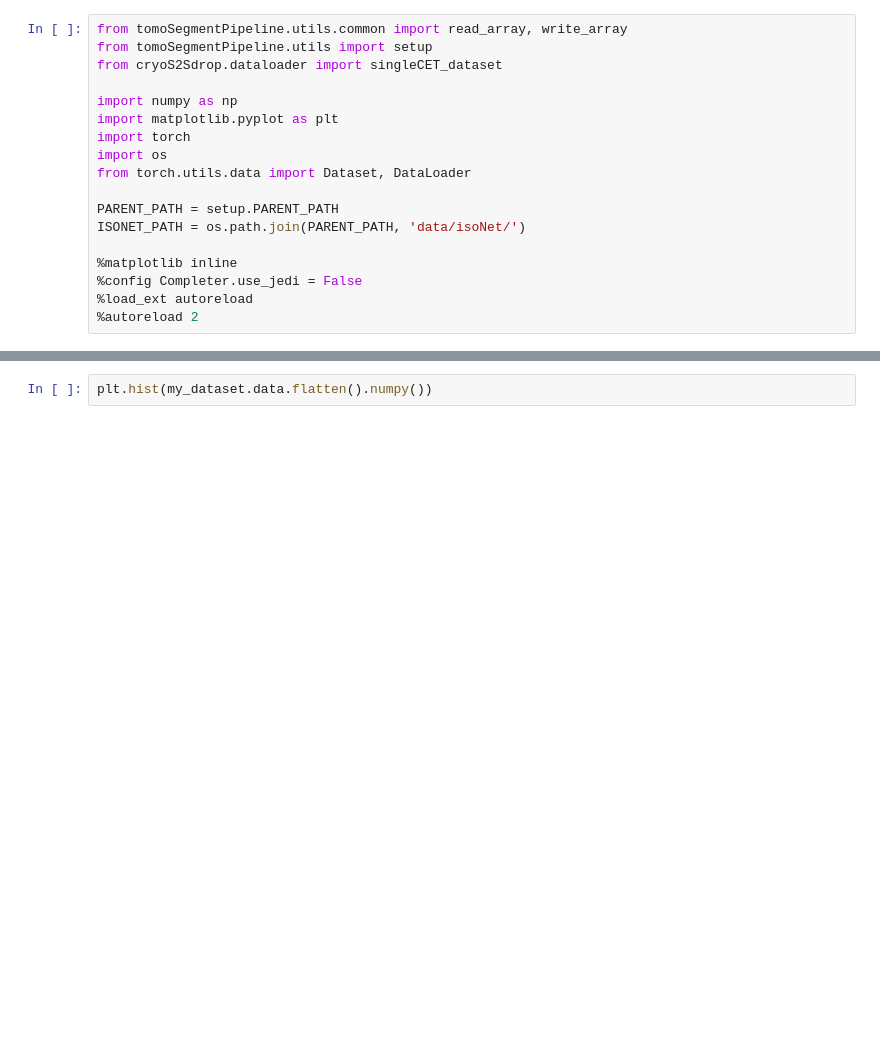
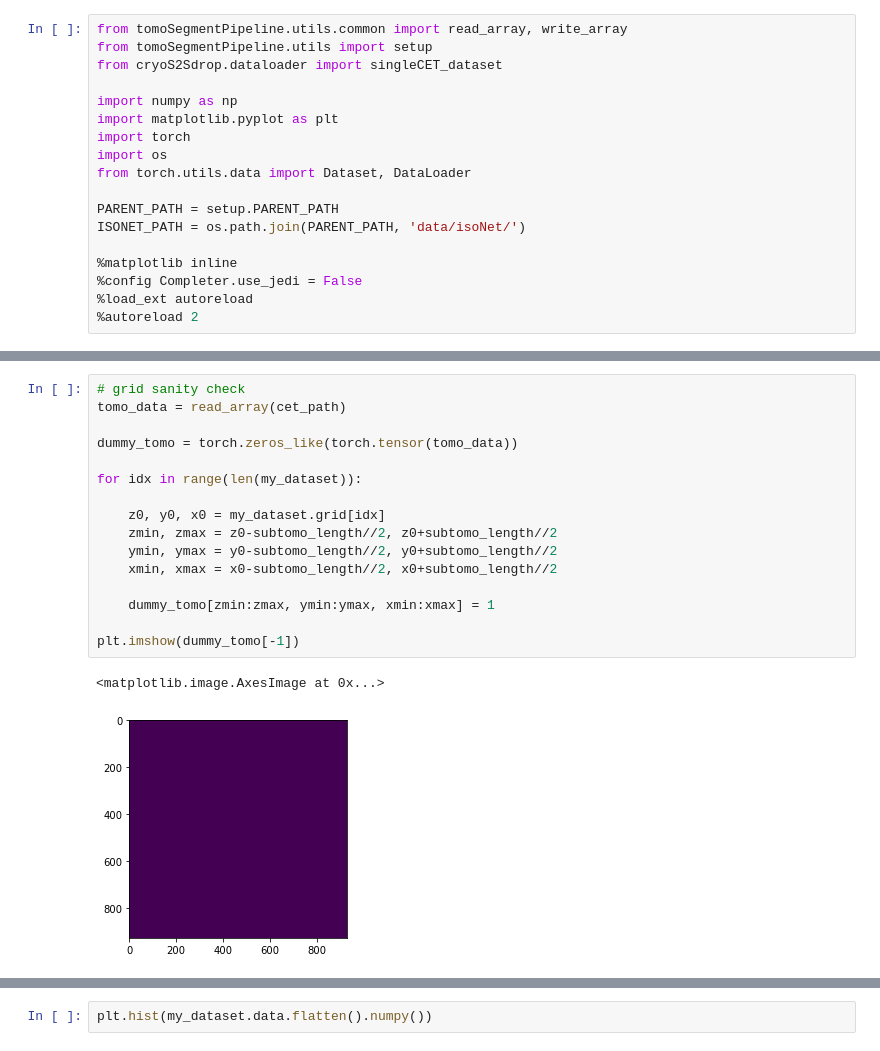
Before and after one commit to Fickincool/master-thesis, a Jupyter notebook: Notebooks/6.00_self2selfDenoising/6.00_dataloader_pilot.ipynb, the cells around one changed output, grey strips where cells are left out. Saved outputs shown, nothing was run; the diff lists cells and outputs as text; blank space fills up the shorter version.

```diff
--- a/Notebooks/6.00_self2selfDenoising/6.00_dataloader_pilot.ipynb
+++ b/Notebooks/6.00_self2selfDenoising/6.00_dataloader_pilot.ipynb
@@ -22,0 +132,19 @@ my_dataset = singleCET_dataset(cet_path, 10, p=p, n_samples=5)
+# %%
+# grid sanity check
+tomo_data = read_array(cet_path)
+
+dummy_tomo = torch.zeros_like(torch.tensor(tomo_data))
+
+for idx in range(len(my_dataset)):
+
+    z0, y0, x0 = my_dataset.grid[idx]
+    zmin, zmax = z0-subtomo_length//2, z0+subtomo_length//2
+    ymin, ymax = y0-subtomo_length//2, y0+subtomo_length//2
+    xmin, xmax = x0-subtomo_length//2, x0+subtomo_length//2
+
+    dummy_tomo[zmin:zmax, ymin:ymax, xmin:xmax] = 1
+
+plt.imshow(dummy_tomo[-1])
+# %% [output]
+<matplotlib.image.AxesImage at 0x...>
+[figure, added]
```
Also changed, not shown: parts of 21 cells of this notebook, 7 other files.
